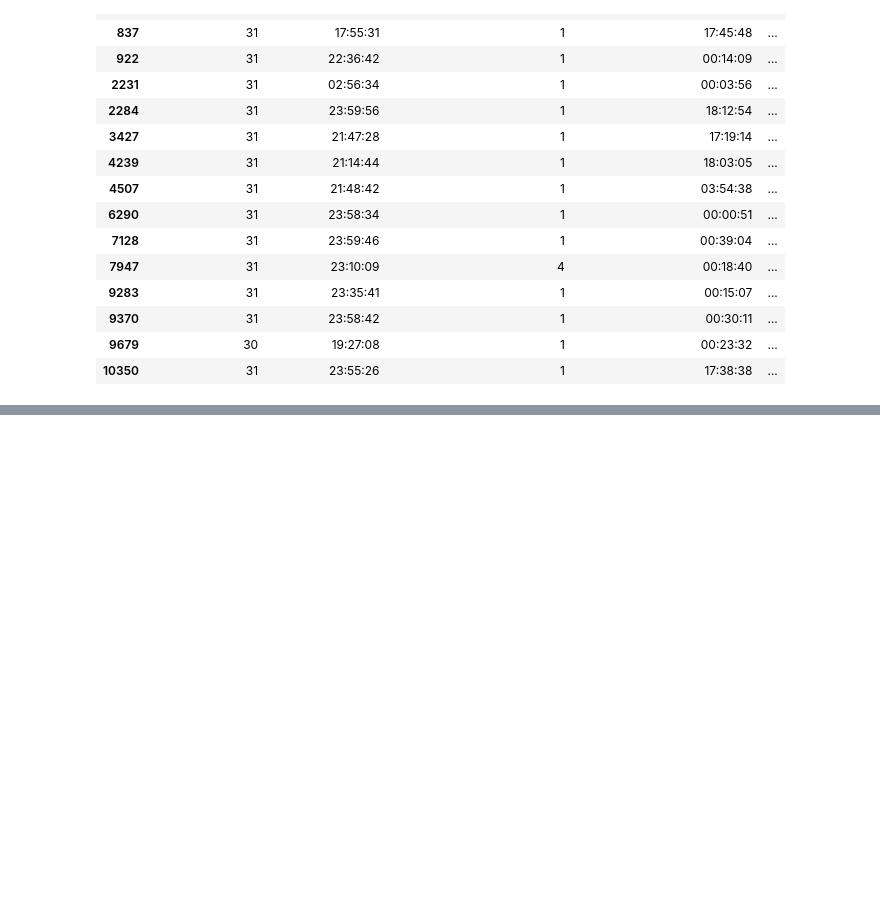
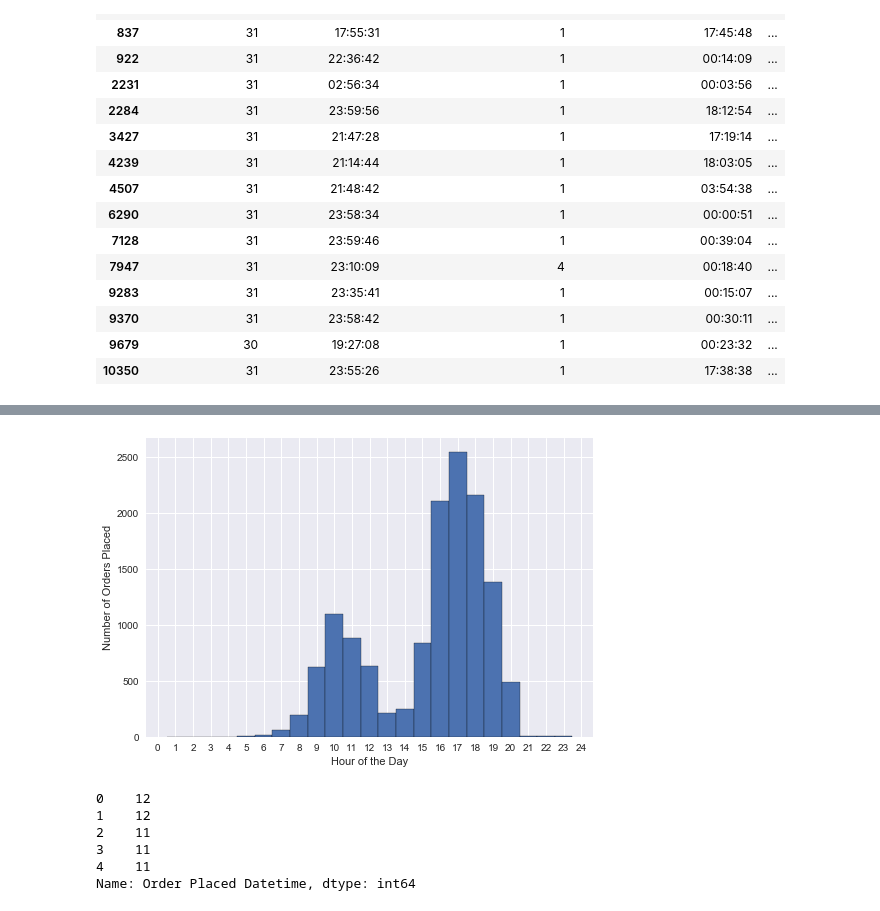
Before and after one commit to toestie/fooddelivery-dataset, a Jupyter notebook: notebooks/analysis.ipynb, the cells around one changed output, grey strips where cells are left out. Saved outputs shown, nothing was run; the diff lists cells and outputs as text; code cells hidden in the pictures; blank space fills up the shorter version.

Commit message:
histogram delivery times

```diff
--- a/notebooks/analysis.ipynb
+++ b/notebooks/analysis.ipynb
@@ -2,7 +2,10 @@
 # import packages
 import pandas as pd
 import numpy as np
+import datetime as dt
 import matplotlib.pyplot as plt
+from matplotlib import style
+style.use('seaborn')
 # %%
 # grab data from csv
 csvpath = "../data/Analytics_Sample_Data_rsc.csv"
@@ -81 +88,9 @@ df_times.drop(9679)
 df_times = df_times.reset_index(drop=True)
+# %%
+# Continue seeing if delivery time spans into the next month, and indicate any month changes accordingly
+df_times['Driver at Restaurant Month'] = df_times.apply(lambda x: '02' if x['Driver at Restaurant Date'] <
+                     x['Order Placed Date'] else '01', axis=1)
+df_times['Delivered Month'] = df_times.apply(lambda x: '02' if x['Delivered Date'] <
+                     x['Order Placed Date'] else '01', axis=1)
+df_times.head()
+# no other odd data entry problems detected
@@ -81,0 +104,13 @@ df_times = df_times.reset_index(drop=True)
+# %%
+# Create datetimes for each order
+df_times = df_times.astype({"Order Placed Date":"str", "Restaurant Order Placed Date":"str", "Driver at Restaurant Date":"str", "Delivered Date":"str"})
+df['Order Placed Datetime'] = "2018-" + df_times["Order Placed Month"] + "-" + df_times["Order Placed Date"] + " " + df_times["Order Placed Time"]
+df['Restaurant Order Placed Datetime'] = "2018-" + df_times["Restaurant Order Placed Month"] + "-" + df_times["Restaurant Order Placed Date"] + " " + df_times["Restaurant Order Placed Time"]
+df['Driver at Restaurant Datetime'] = "2018-" + df_times["Driver at Restaurant Month"] + "-" + df_times["Driver at Restaurant Date"] + " " + df_times["Driver at Restaurant Time"]
+df['Delivered Datetime'] = "2018-" + df_times["Delivered Month"] + "-" + df_times["Delivered Date"] + " " + df_times["Delivered Time"]
+
+df['Order Placed Datetime'] = pd.to_datetime(df['Order Placed Datetime'], format='%Y-%m-%d %H:%M:%S')
+df['Restaurant Order Placed Datetime'] = pd.to_datetime(df['Restaurant Order Placed Datetime'], format='%Y-%m-%d %H:%M:%S')
+df['Driver at Restaurant Datetime'] = pd.to_datetime(df['Driver at Restaurant Datetime'], format='%Y-%m-%d %H:%M:%S')
+df['Delivered Datetime'] = pd.to_datetime(df['Delivered Datetime'], format='%Y-%m-%d %H:%M:%S')
+df.head()
@@ -81,0 +124,8 @@ df_times = df_times.reset_index(drop=True)
+# %%
+# order times seem odd, so seeing if converting to PST (where the restaurants are located) from UTC makes them reasonable
+df['Order Placed Datetime'] = df['Order Placed Datetime'].dt.tz_localize('GMT').dt.tz_convert('US/Pacific')
+df['Restaurant Order Placed Datetime'] = df['Restaurant Order Placed Datetime'].dt.tz_localize('GMT').dt.tz_convert('US/Pacific')
+df['Driver at Restaurant Datetime'] = df['Driver at Restaurant Datetime'].dt.tz_localize('GMT').dt.tz_convert('US/Pacific')
+df['Delivered Datetime'] = df['Delivered Datetime'].dt.tz_localize('GMT').dt.tz_convert('US/Pacific')
+
+df.head()
@@ -81,0 +139,24 @@ df_times = df_times.reset_index(drop=True)
+# %%
+# plt.bar(x_axis, bars_in_cities, color="blue", align="center")
+fig, ax = plt.subplots()
+plottimes = df["Order Placed Datetime"].dt.hour
+plt.hist(plottimes, bins=np.arange(0,24)+0.5, ec="k")
+plt.locator_params(axis='y', integer=True)
+ax.set_xticks(np.arange(0,25))
+
+plt.ylabel("Number of Orders Placed")
+plt.xlabel("Hour of the Day")
+plt.show()
+# %% [output]
+[figure, added]
+# %%
+# plt.bar(x_axis, bars_in_cities, color="blue", align="center")
+plottimes = df["Order Placed Datetime"].dt.hour
+plottimes.head()
+# %% [output]
+0    12
+1    12
+2    11
+3    11
+4    11
+Name: Order Placed Datetime, dtype: int64
```
Also changed, not shown: parts of 7 cells of this notebook, 1 other file.
